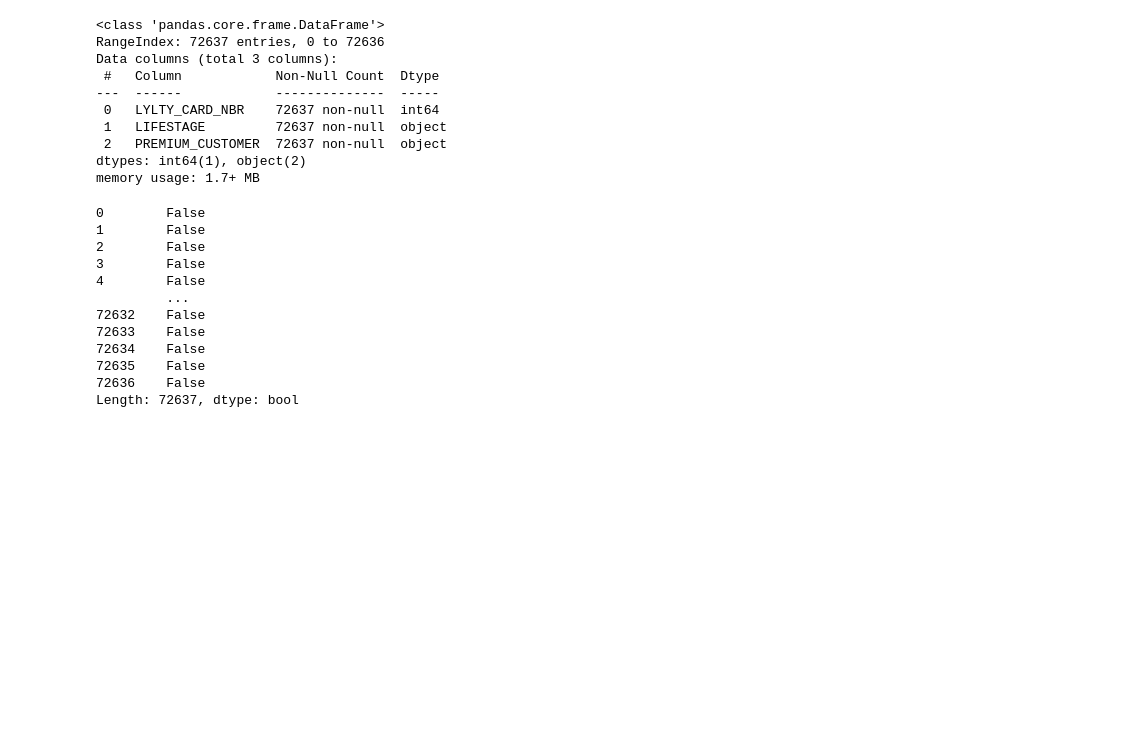
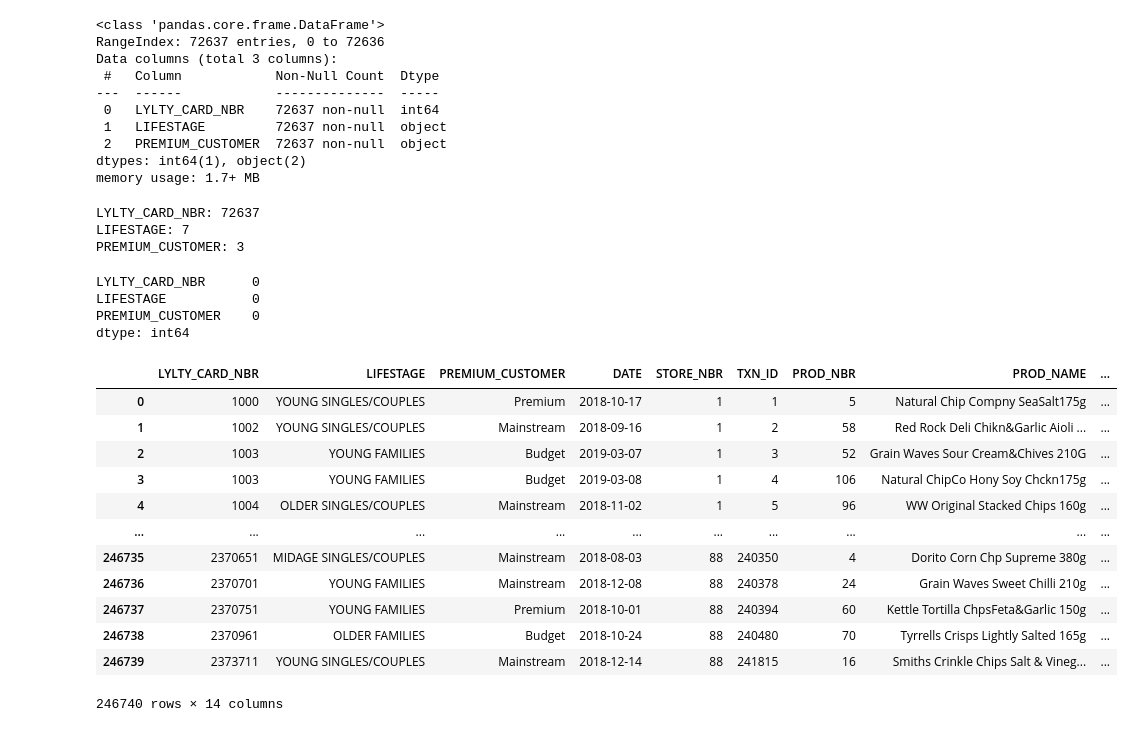
Before and after one commit to schao021/Quantium-Data-Analytics, a Jupyter notebook: Task_1_new.ipynb, the cells around one changed output. Drawn from its saved outputs; the diff is of its cells as text; code cells hidden in the pictures; blank space fills up the shorter version.

```diff
--- a/Task_1_new.ipynb
+++ b/Task_1_new.ipynb
@@ -255,18 +258,34 @@ Data columns (total 3 columns):
 dtypes: int64(1), object(2)
 memory usage: 1.7+ MB
 # %%
-duplicates = customer_df.duplicated()
-print(duplicates == True)
+print(f'LYLTY_CARD_NBR: {len(customer_df["LYLTY_CARD_NBR"].unique())}')
+print(f'LIFESTAGE: {len(customer_df["LIFESTAGE"].unique())}')
+print(f'PREMIUM_CUSTOMER: {len(customer_df["PREMIUM_CUSTOMER"].unique())}')
 # %% [output]
-0        False
-1        False
-2        False
-3        False
-4        False
-         ...
-72632    False
-72633    False
-72634    False
-72635    False
-72636    False
-Length: 72637, dtype: bool
+LYLTY_CARD_NBR: 72637
+LIFESTAGE: 7
+PREMIUM_CUSTOMER: 3
+# %%
+customer_df.isnull().sum()
+# %% [output]
+LYLTY_CARD_NBR      0
+LIFESTAGE           0
+PREMIUM_CUSTOMER    0
+dtype: int64
+# %%
+store_merged_df = customer_df.merge(transaction_df_cleaned)
+store_merged_df
+# %% [output]
+|  | LYLTY_CARD_NBR | LIFESTAGE | PREMIUM_CUSTOMER | DATE | STORE_NBR | TXN_ID | PROD_NBR | PROD_NAME | ... |
+| 0 | 1000 | YOUNG SINGLES/COUPLES | Premium | 2018-10-17 | 1 | 1 | 5 | Natural Chip Compny SeaSalt175g | ... |
+| 1 | 1002 | YOUNG SINGLES/COUPLES | Mainstream | 2018-09-16 | 1 | 2 | 58 | Red Rock Deli Chikn&Garlic Aioli ... | ... |
+| 2 | 1003 | YOUNG FAMILIES | Budget | 2019-03-07 | 1 | 3 | 52 | Grain Waves Sour Cream&Chives 210G | ... |
+| 3 | 1003 | YOUNG FAMILIES | Budget | 2019-03-08 | 1 | 4 | 106 | Natural ChipCo Hony Soy Chckn175g | ... |
+| 4 | 1004 | OLDER SINGLES/COUPLES | Mainstream | 2018-11-02 | 1 | 5 | 96 | WW Original Stacked Chips 160g | ... |
+| ... | ... | ... | ... | ... | ... | ... | ... | ... | ... |
+| 246735 | 2370651 | MIDAGE SINGLES/COUPLES | Mainstream | 2018-08-03 | 88 | 240350 | 4 | Dorito Corn Chp Supreme 380g | ... |
+| 246736 | 2370701 | YOUNG FAMILIES | Mainstream | 2018-12-08 | 88 | 240378 | 24 | Grain Waves Sweet Chilli 210g | ... |
+| 246737 | 2370751 | YOUNG FAMILIES | Premium | 2018-10-01 | 88 | 240394 | 60 | Kettle Tortilla ChpsFeta&Garlic 150g | ... |
+| 246738 | 2370961 | OLDER FAMILIES | Budget | 2018-10-24 | 88 | 240480 | 70 | Tyrrells Crisps Lightly Salted 165g | ... |
+| 246739 | 2373711 | YOUNG SINGLES/COUPLES | Mainstream | 2018-12-14 | 88 | 241815 | 16 | Smiths Crinkle Chips Salt & Vineg... | ... |
+246740 rows × 14 columns
```
Also changed, not shown: parts of 14 cells of this notebook.
